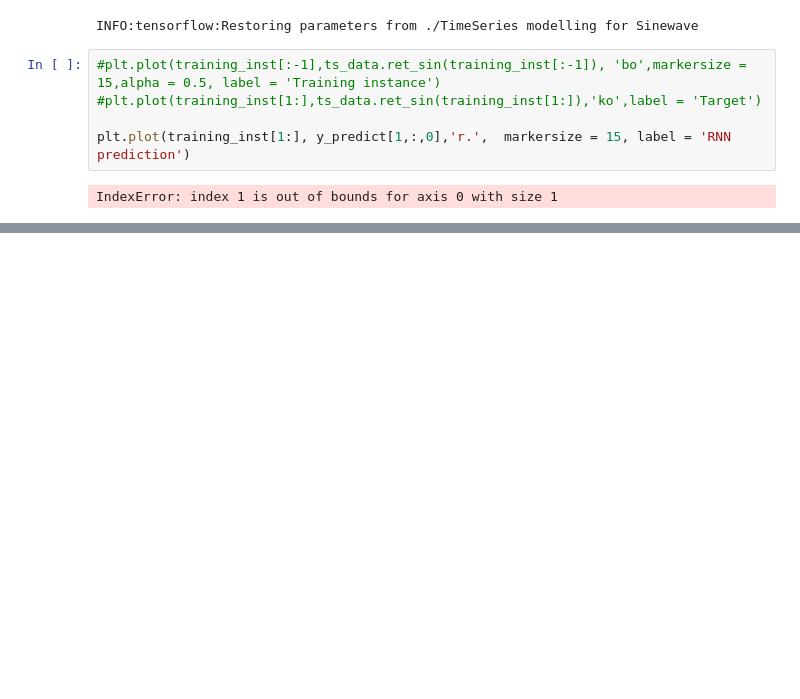
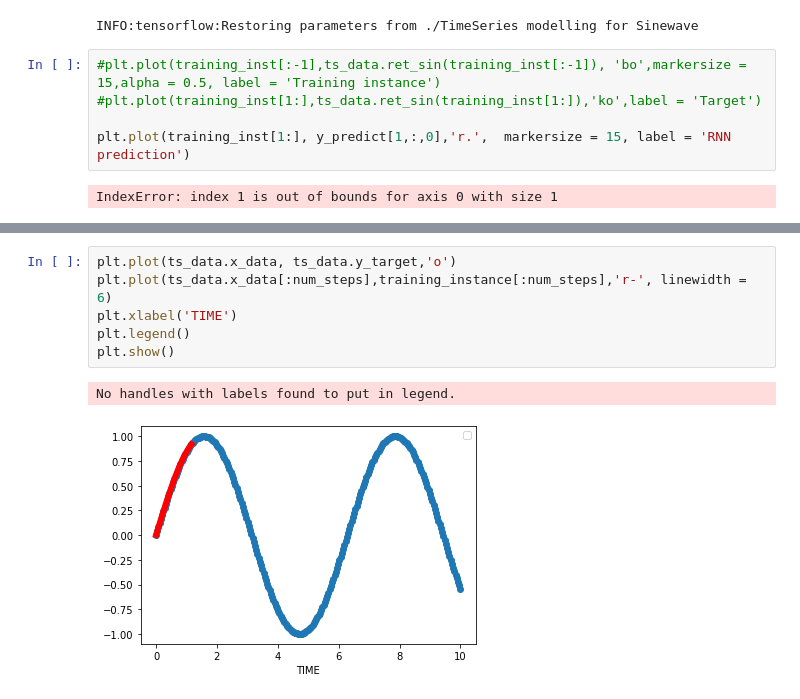
Before and after one commit to vivii9630/TimeSeriesModelling, a Jupyter notebook: TimeSeries.ipynb, the cells around one changed output, grey strips where cells are left out. Saved outputs shown, nothing was run; the diff lists cells and outputs as text; blank space fills up the shorter version.

```diff
--- a/TimeSeries.ipynb
+++ b/TimeSeries.ipynb
@@ -149,0 +155,9 @@ plt.show()
+# %%
+plt.plot(ts_data.x_data, ts_data.y_target,'o')
+plt.plot(ts_data.x_data[:num_steps],training_instance[:num_steps],'r-', linewidth = 6)
+plt.xlabel('TIME')
+plt.legend()
+plt.show()
+# %% [output]
+No handles with labels found to put in legend.
+[figure, added]
```
Also changed, not shown: parts of 7 cells of this notebook.
